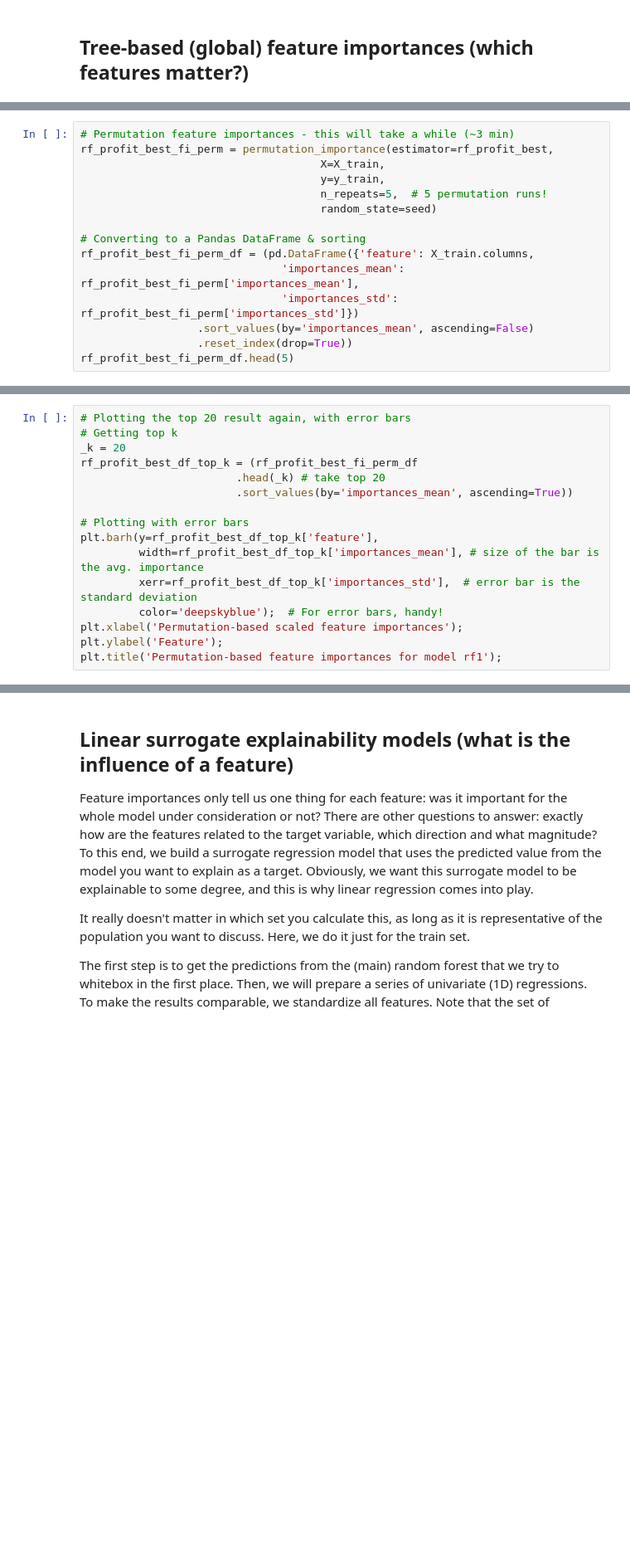
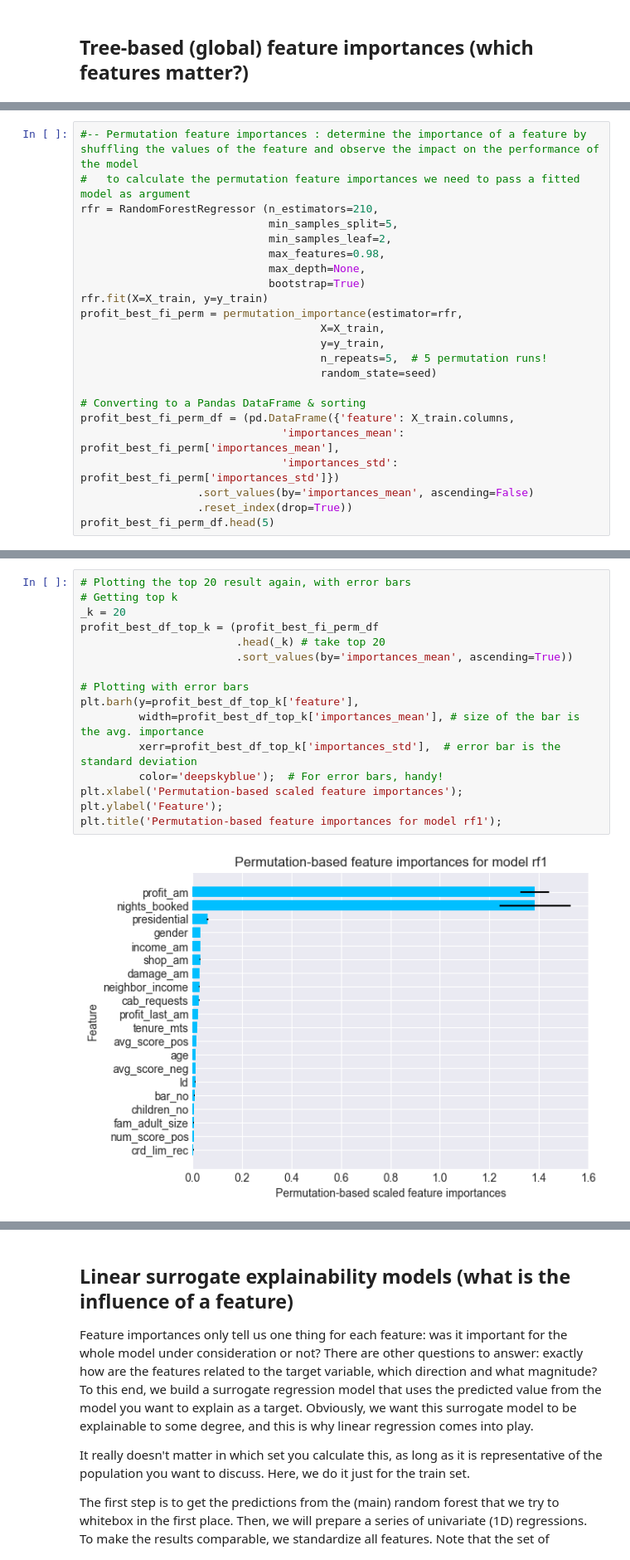
Before and after one commit to Marijkevandesteene/MachineLearning, a Jupyter notebook: ExamDataMining_Consolidated.ipynb, the cells around one changed output, grey strips where cells are left out. Shown at 83% size. Saved outputs shown, nothing was run; the diff lists cells and outputs as text; blank space fills up the shorter version.

```diff
--- a/ExamDataMining_Consolidated.ipynb
+++ b/ExamDataMining_Consolidated.ipynb
@@ -2198,15 +2266,23 @@ plt.title(f'Top {_k} feature importance for model rf1');
 # %%
-# Permutation feature importances - this will take a while (~3 min)
-rf_profit_best_fi_perm = permutation_importance(estimator=rf_profit_best,
+#-- Permutation feature importances : determine the importance of a feature by shuffling the values of the feature and observe the impact on the performance of the model
+#   to calculate the permutation feature importances we need to pass a fitted model as argument
+rfr = RandomForestRegressor (n_estimators=210,
+                             min_samples_split=5,
+                             min_samples_leaf=2,
+                             max_features=0.98,
+                             max_depth=None,
+                             bootstrap=True)
+rfr.fit(X=X_train, y=y_train)
+profit_best_fi_perm = permutation_importance(estimator=rfr,
                                      X=X_train,
                                      y=y_train,
                                      n_repeats=5,  # 5 permutation runs!
                                      random_state=seed)
 
 # Converting to a Pandas DataFrame & sorting
-rf_profit_best_fi_perm_df = (pd.DataFrame({'feature': X_train.columns,
-                               'importances_mean': rf_profit_best_fi_perm['importances_mean'],
-                               'importances_std': rf_profit_best_fi_perm['importances_std']})
+profit_best_fi_perm_df = (pd.DataFrame({'feature': X_train.columns,
+                               'importances_mean': profit_best_fi_perm['importances_mean'],
+                               'importances_std': profit_best_fi_perm['importances_std']})
                   .sort_values(by='importances_mean', ascending=False)
                   .reset_index(drop=True))
-rf_profit_best_fi_perm_df.head(5)
+profit_best_fi_perm_df.head(5)
@@ -2213,19 +2296,21 @@ rf_profit_best_fi_perm_df.head(5)
 # %%
 # Plotting the top 20 result again, with error bars
 # Getting top k
 _k = 20
-rf_profit_best_df_top_k = (rf_profit_best_fi_perm_df
+profit_best_df_top_k = (profit_best_fi_perm_df
                         .head(_k) # take top 20
                         .sort_values(by='importances_mean', ascending=True))
 
 # Plotting with error bars
-plt.barh(y=rf_profit_best_df_top_k['feature'],
-         width=rf_profit_best_df_top_k['importances_mean'], # size of the bar is the avg. importance
-         xerr=rf_profit_best_df_top_k['importances_std'],  # error bar is the standard deviation
+plt.barh(y=profit_best_df_top_k['feature'],
+         width=profit_best_df_top_k['importances_mean'], # size of the bar is the avg. importance
+         xerr=profit_best_df_top_k['importances_std'],  # error bar is the standard deviation
          color='deepskyblue');  # For error bars, handy!
 plt.xlabel('Permutation-based scaled feature importances');
 plt.ylabel('Feature');
 plt.title('Permutation-based feature importances for model rf1');
+# %% [output]
+[figure, added]
 # %%
 #-- drop-column feature importances: assessing the impact or importance of a specific feature (column) in a machine learning model.
 #   By dropping the column and observing the change in model performance, you can gauge the significance of that particular feature in predicting the target variable.
```
Also changed, not shown: parts of 48 cells of this notebook, 1 other file.
